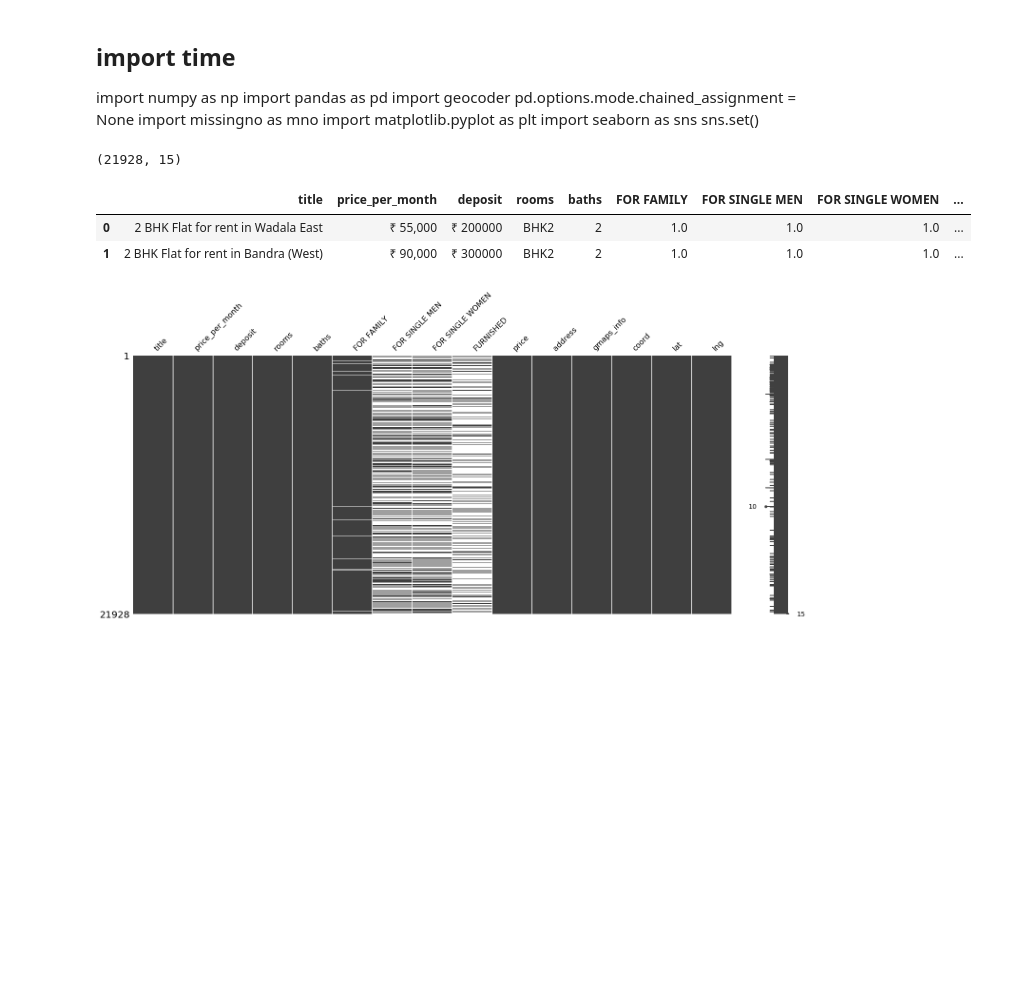
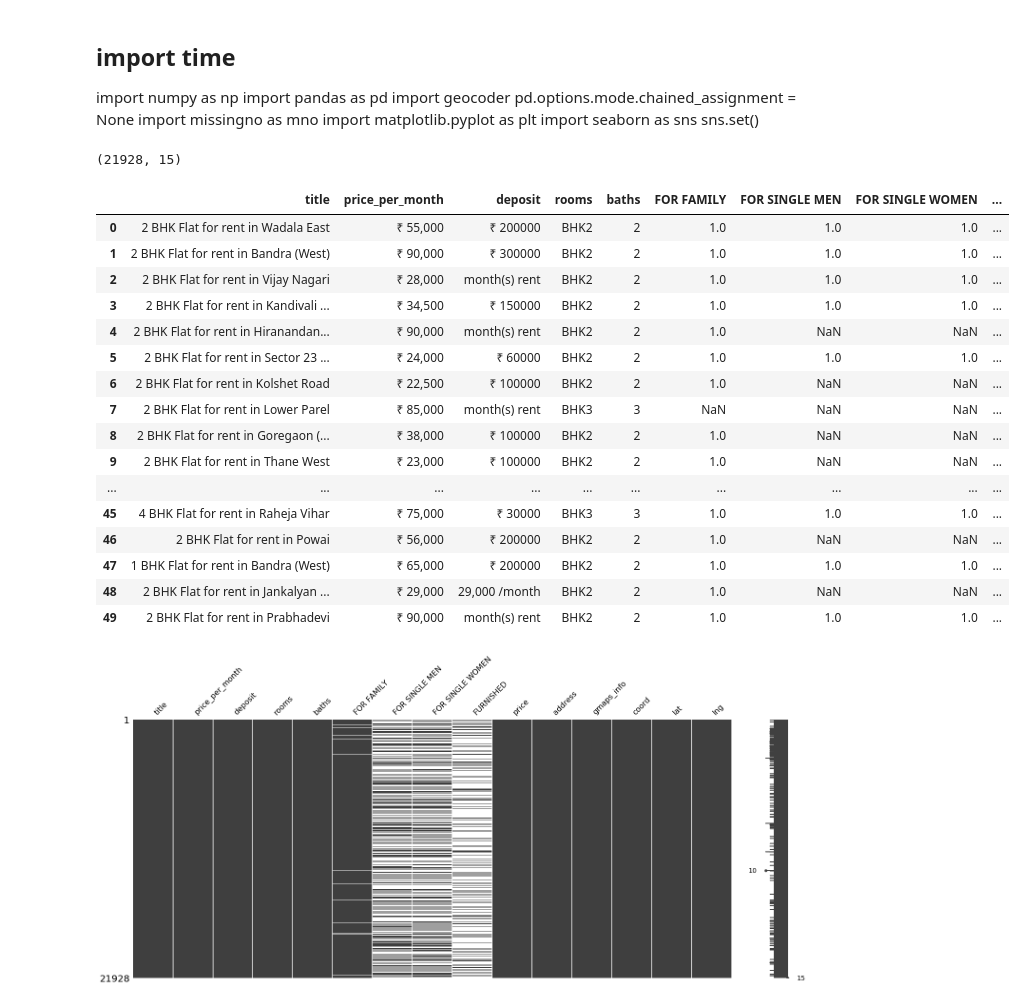
Before and after one commit to ZacharyJamesHill/slum_identification_for_New_Light_Technologies, a Jupyter notebook: real_estate_listings/data/mumbai/99acres.com_cleaning.ipynb, the cells around one changed output. Saved outputs shown, nothing was run; the diff lists cells and outputs as text; code cells hidden in the pictures; blank space fills up the shorter version.

```diff
--- a/real_estate_listings/data/mumbai/99acres.com_cleaning.ipynb
+++ b/real_estate_listings/data/mumbai/99acres.com_cleaning.ipynb
@@ -20,13 +20,27 @@ tqdm().pandas()
 # %%
 df = pd.read_csv('99acres.com_geocoded.csv')
 df.drop(columns='Unnamed: 0', inplace=True)
 print(df.shape)
-df.head(2)
+df.head(50)
 # %% [output]
 (21928, 15)
 |  | title | price_per_month | deposit | rooms | baths | FOR FAMILY | FOR SINGLE MEN | FOR SINGLE WOMEN | ... |
 | 0 | 2 BHK Flat for rent in Wadala East | ₹ 55,000 | ₹ 200000 | BHK2 | 2 | 1.0 | 1.0 | 1.0 | ... |
 | 1 | 2 BHK Flat for rent in Bandra (West) | ₹ 90,000 | ₹ 300000 | BHK2 | 2 | 1.0 | 1.0 | 1.0 | ... |
+| 2 | 2 BHK Flat for rent in Vijay Nagari | ₹ 28,000 | month(s) rent | BHK2 | 2 | 1.0 | 1.0 | 1.0 | ... |
+| 3 | 2 BHK Flat for rent in Kandivali ... | ₹ 34,500 | ₹ 150000 | BHK2 | 2 | 1.0 | 1.0 | 1.0 | ... |
+| 4 | 2 BHK Flat for rent in Hiranandan... | ₹ 90,000 | month(s) rent | BHK2 | 2 | 1.0 | NaN | NaN | ... |
+| 5 | 2 BHK Flat for rent in Sector 23 ... | ₹ 24,000 | ₹ 60000 | BHK2 | 2 | 1.0 | 1.0 | 1.0 | ... |
+| 6 | 2 BHK Flat for rent in Kolshet Road | ₹ 22,500 | ₹ 100000 | BHK2 | 2 | 1.0 | NaN | NaN | ... |
+| 7 | 2 BHK Flat for rent in Lower Parel | ₹ 85,000 | month(s) rent | BHK3 | 3 | NaN | NaN | NaN | ... |
+| 8 | 2 BHK Flat for rent in Goregaon (... | ₹ 38,000 | ₹ 100000 | BHK2 | 2 | 1.0 | NaN | NaN | ... |
+| 9 | 2 BHK Flat for rent in Thane West | ₹ 23,000 | ₹ 100000 | BHK2 | 2 | 1.0 | NaN | NaN | ... |
+| ... | ... | ... | ... | ... | ... | ... | ... | ... | ... |
+| 45 | 4 BHK Flat for rent in Raheja Vihar | ₹ 75,000 | ₹ 30000 | BHK3 | 3 | 1.0 | 1.0 | 1.0 | ... |
+| 46 | 2 BHK Flat for rent in Powai | ₹ 56,000 | ₹ 200000 | BHK2 | 2 | 1.0 | NaN | NaN | ... |
+| 47 | 1 BHK Flat for rent in Bandra (West) | ₹ 65,000 | ₹ 200000 | BHK2 | 2 | 1.0 | 1.0 | 1.0 | ... |
+| 48 | 2 BHK Flat for rent in Jankalyan ... | ₹ 29,000 | 29,000 /month | BHK2 | 2 | 1.0 | NaN | NaN | ... |
+| 49 | 2 BHK Flat for rent in Prabhadevi | ₹ 90,000 | month(s) rent | BHK2 | 2 | 1.0 | 1.0 | 1.0 | ... |
 # %%
 mno.matrix(df);
 # %% [output]
```
Also changed, not shown: parts of 6 cells of this notebook, 11 other files.
